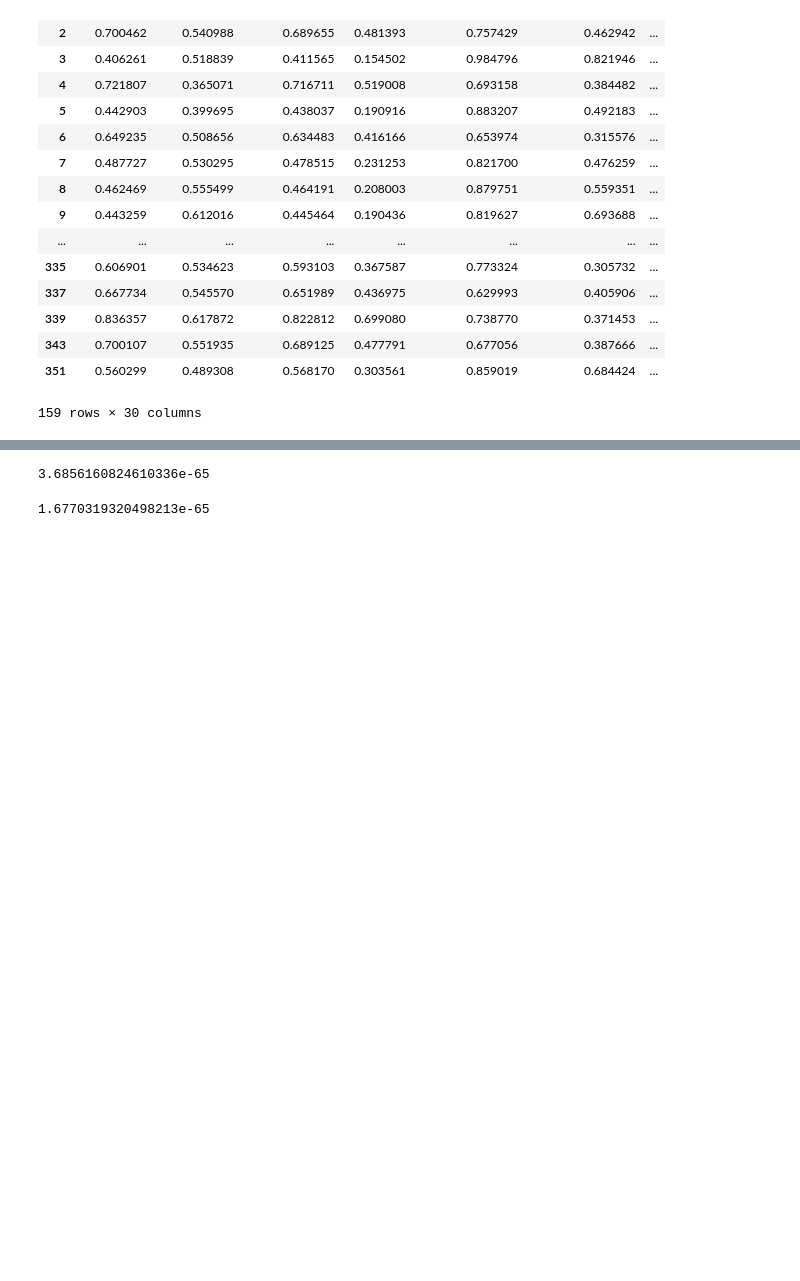
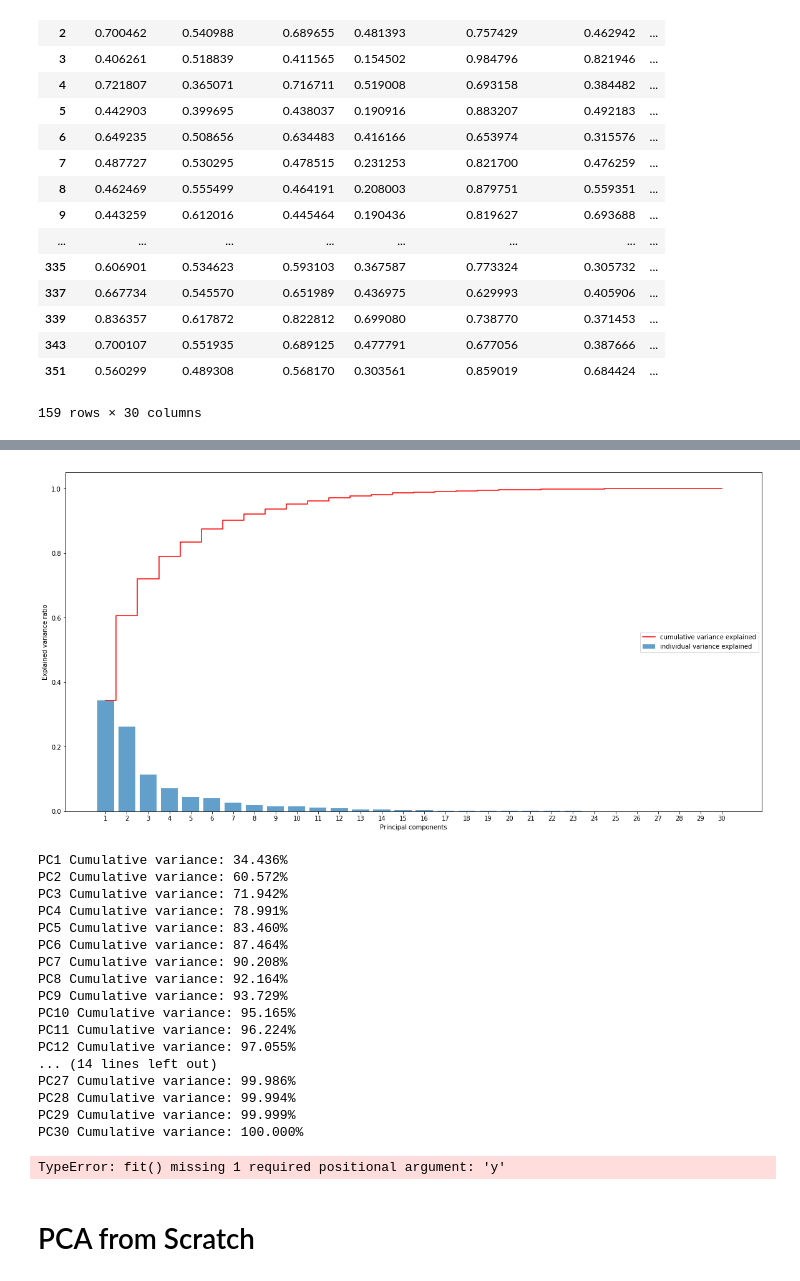
Before and after one commit to Girrajjangid/Machine-Learning-from-Scratch, a Jupyter notebook: Naive Bayes Classifier/Naive Bayes Classifier [By-Class].ipynb, the cells around one changed output, grey strips where cells are left out. Cells and saved outputs as stored; diff of their text form; code cells hidden in the pictures; blank space fills up the shorter version.

```diff
--- a/Naive Bayes Classifier/Naive Bayes Classifier [By-Class].ipynb
+++ b/Naive Bayes Classifier/Naive Bayes Classifier [By-Class].ipynb
@@ -319,17 +361,17 @@ c
 # %%
 correct_count = 0
 
-for i in range(len(malignant_tumor_testing_data)):
+for i in range(len(testing_data_malignant)):
 
-    tumor_features = np.array(malignant_tumor_testing_data.iloc[i])
+    tumor_features = np.array(testing_M.iloc[i])
 
-    likelihood_prob_malignant = sc.multivariate_normal.pdf(tumor_features,
-                                                           mean_columns_vector_malignant,
-                                                           cov_mat_malignant)
+    likelihood_prob_malignant = sc.multivariate_normal.pdf(tumor_features,training_data_malignant_mean_vector,
+                                                           training_data_malignant_cov_mat
+                                                          ,allow_singular=True)
 
-    likelihood_prob_benign = sc.multivariate_normal.pdf(tumor_features,
-                                                       mean_columns_vector_benign,
-                                                       cov_mat_benign)
+    likelihood_prob_benign = sc.multivariate_normal.pdf(tumor_features,training_data_benign_mean_vector,
+                                                        training_data_benign_cov_mat
+                                                       ,allow_singular = True)
 
     posterior_prob_malignant = likelihood_prob_malignant/(likelihood_prob_malignant + likelihood_prob_benign)
 
@@ -337,5 +379,6 @@ for i in range(len(malignant_tumor_testing_data)):
 
         correct_count += 1
 
-    print("The correct counts are",correct_count)
+    print("The correct counts are",correct_count , " ",i)
+    print(posterior_prob_malignant)
 # %% [output]
@@ -345,4 +401,0 @@ pooled_cov_mat = ((len(benign_tumors_training_data)-1)*cov_mat_benign + (len(mal
-# %%
-np.linalg.det(pooled_cov_mat)
-# %% [output]
-3.6856160824610336e-65
@@ -353,4 +402,40 @@ regularized_cov_mat_benign = alpha*pooled_cov_mat + (1-alpha)*cov_mat_benign
-# %%
-np.linalg.det(regularized_cov_mat_benign)
-# %% [output]
-1.6770319320498213e-65
+# %%
+seed = 7
+test_size = 0.3
+pca = PCA(random_state = seed)
+pca.fit(normalize_data_2_M)
+var_exp = pca.explained_variance_ratio_
+cum_var_exp = np.cumsum(var_exp)
+plt.figure(figsize=(20,10))
+plt.bar(range(1,len(cum_var_exp)+1), var_exp, align= 'center', label= 'individual variance explained', \
+       alpha = 0.7)
+plt.step(range(1,len(cum_var_exp)+1), cum_var_exp, where = 'mid' , label= 'cumulative variance explained', \
+        color= 'red')
+plt.ylabel('Explained variance ratio')
+plt.xlabel('Principal components')
+plt.xticks(np.arange(1,len(var_exp)+1,1))
+plt.legend(loc='center right')
+plt.show()
+
+# Cumulative variance explained
+for i, sum in enumerate(cum_var_exp):
+    print("PC" + str(i+1), "Cumulative variance: %.3f% %" %(cum_var_exp[i]*100))
+# %% [output]
+[figure, added]
+PC1 Cumulative variance: 34.436%
+PC2 Cumulative variance: 60.572%
+PC3 Cumulative variance: 71.942%
+PC4 Cumulative variance: 78.991%
+PC5 Cumulative variance: 83.460%
+PC6 Cumulative variance: 87.464%
+PC7 Cumulative variance: 90.208%
+PC8 Cumulative variance: 92.164%
+PC9 Cumulative variance: 93.729%
+PC10 Cumulative variance: 95.165%
+PC11 Cumulative variance: 96.224%
+PC12 Cumulative variance: 97.055%
+... (14 lines left out)
+PC27 Cumulative variance: 99.986%
+PC28 Cumulative variance: 99.994%
+PC29 Cumulative variance: 99.999%
+PC30 Cumulative variance: 100.000%
@@ -356,0 +472,10 @@ np.linalg.det(regularized_cov_mat_benign)
+# %%
+from sklearn.discriminant_analysis import LinearDiscriminantAnalysis as LDA
+
+lda = LDA(n_components = 30)
+normalize_data_2_B1 = lda.fit_transform(normalize_data_2_B )
+normalize_data_2_B1
+# %% [output]
+TypeError: fit() missing 1 required positional argument: 'y'
+# %% [markdown]
+# PCA from Scratch
```
Also changed, not shown: parts of 17 cells of this notebook.
